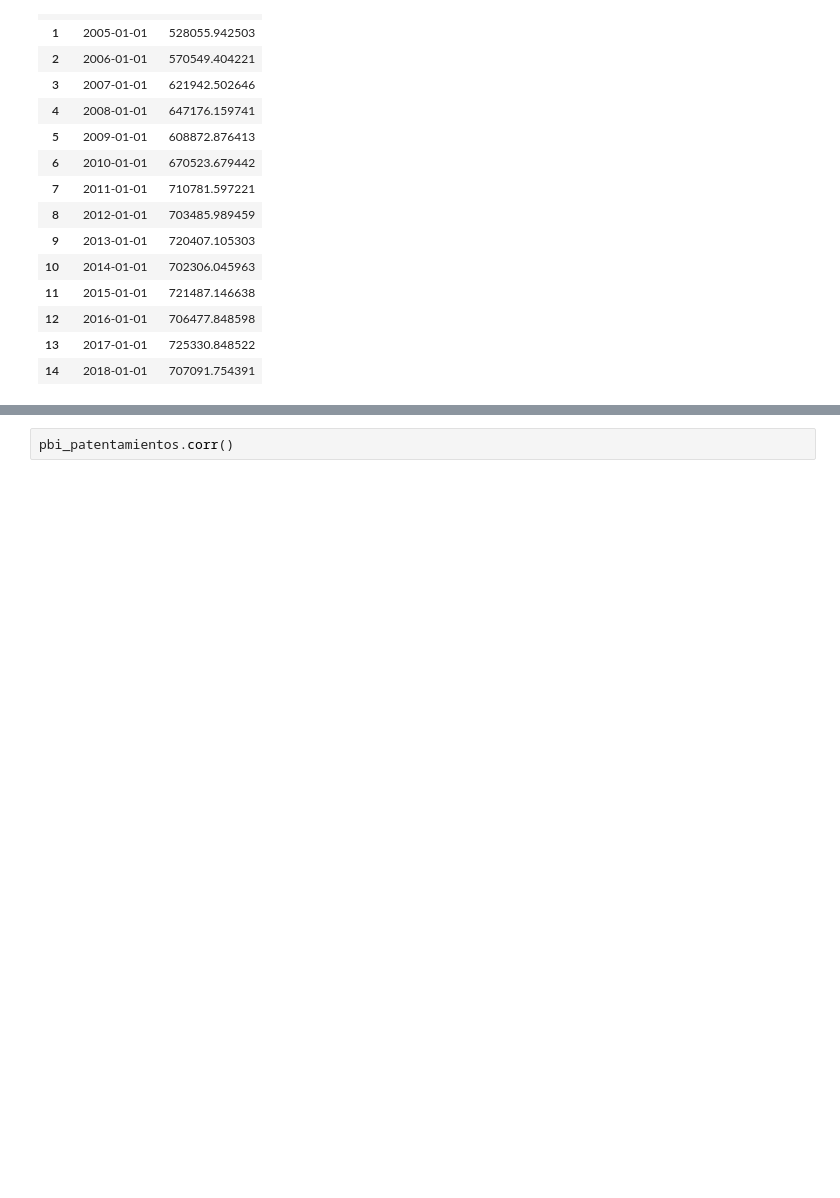
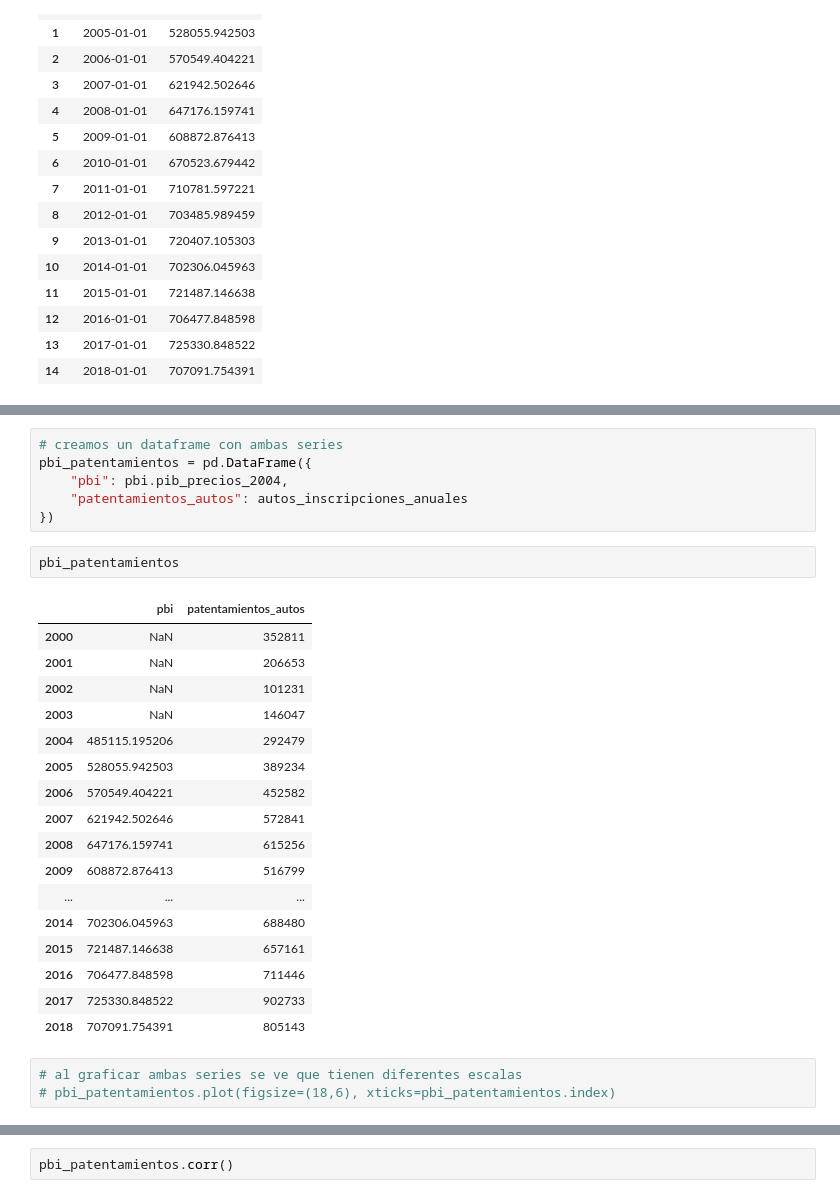
Before and after one commit to abenassi/analisis-datos-python, a Jupyter notebook: exploracion-general.ipynb, the cells around one changed output, grey strips where cells are left out. Saved outputs shown, nothing was run; the diff lists cells and outputs as text; blank space fills up the shorter version.

```diff
--- a/exploracion-general.ipynb
+++ b/exploracion-general.ipynb
@@ -148 +180,30 @@ pbi.index = pbi.indice_tiempo.dt.year
+# %%
+# creamos un dataframe con ambas series
+pbi_patentamientos = pd.DataFrame({
+    "pbi": pbi.pib_precios_2004,
+    "patentamientos_autos": autos_inscripciones_anuales
+})
+# %%
+pbi_patentamientos
+# %% [output]
+|  | pbi | patentamientos_autos |
+| 2000 | NaN | 352811 |
+| 2001 | NaN | 206653 |
+| 2002 | NaN | 101231 |
+| 2003 | NaN | 146047 |
+| 2004 | 485115.195206 | 292479 |
+| 2005 | 528055.942503 | 389234 |
+| 2006 | 570549.404221 | 452582 |
+| 2007 | 621942.502646 | 572841 |
+| 2008 | 647176.159741 | 615256 |
+| 2009 | 608872.876413 | 516799 |
+| ... | ... | ... |
+| 2014 | 702306.045963 | 688480 |
+| 2015 | 721487.146638 | 657161 |
+| 2016 | 706477.848598 | 711446 |
+| 2017 | 725330.848522 | 902733 |
+| 2018 | 707091.754391 | 805143 |
+# %%
+# al graficar ambas series se ve que tienen diferentes escalas
+# pbi_patentamientos.plot(figsize=(18,6), xticks=pbi_patentamientos.index)
 # %%
```
Also changed, not shown: parts of 33 cells of this notebook.
